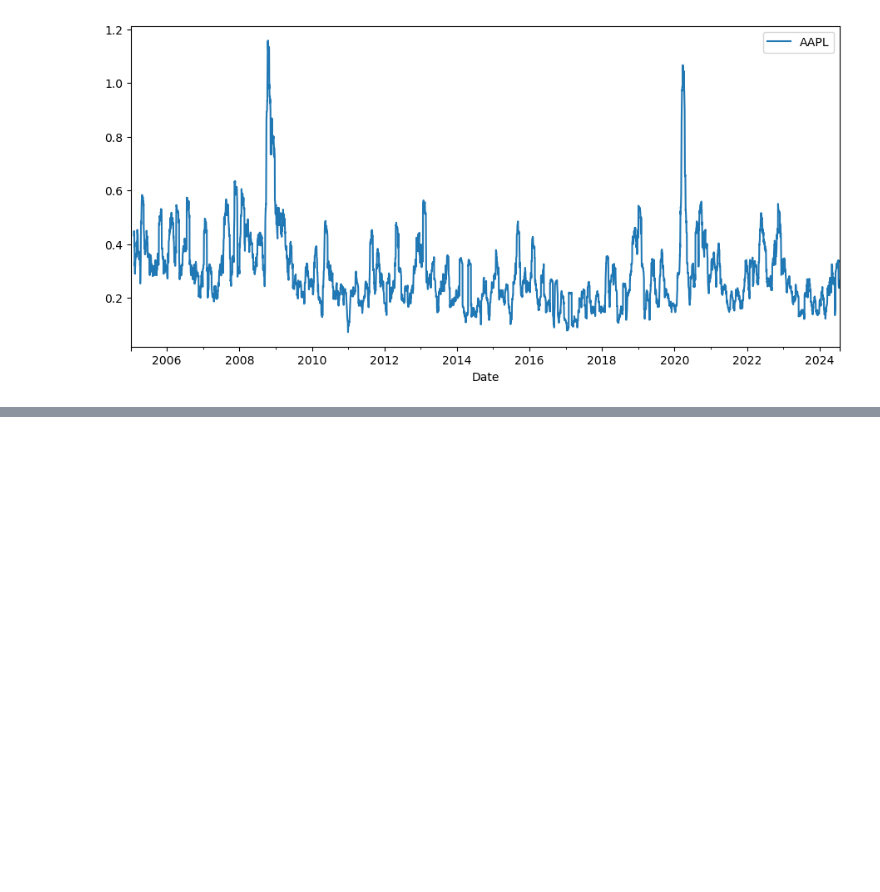
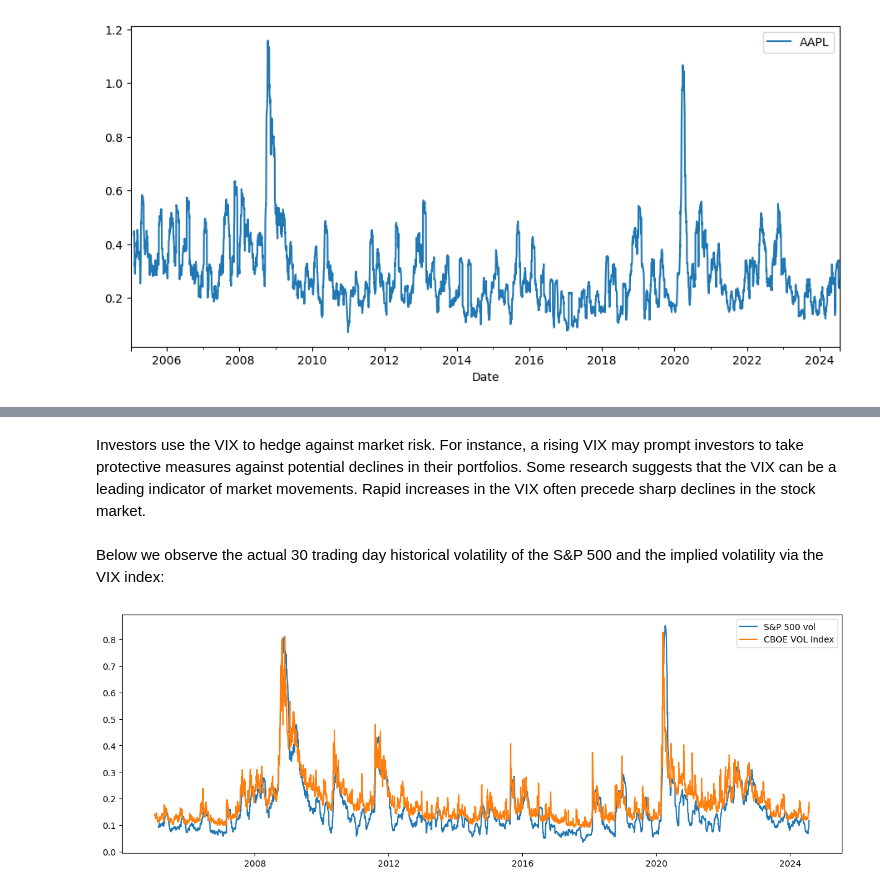
Before and after one commit to christianatanasov/algodisco, a Jupyter notebook: finance/volatility.ipynb, the cells around one changed output, grey strips where cells are left out. Saved outputs shown, nothing was run; the diff lists cells and outputs as text; code cells hidden in the pictures; blank space fills up the shorter version.

```diff
--- a/finance/volatility.ipynb
+++ b/finance/volatility.ipynb
@@ -48,0 +79,15 @@ yf.Ticker('AAPL').option_chain()[0][['strike', 'impliedVolatility']].plot.scatte
+# %% [markdown]
+Investors use the VIX to hedge against market risk. For instance, a rising VIX may prompt investors to take protective measures against potential declines in their portfolios. Some research suggests that the VIX can be a leading indicator of market movements. Rapid increases in the VIX often precede sharp declines in the stock market.
+# %% [markdown]
+Below we observe the actual 30 trading day historical volatility of the S&P 500 and the implied volatility via the VIX index:
+# %%
+sp500_30dvol = (1 + get_yf_ts('^GSPC', 'max', '1d')['2005':].pct_change()).rolling(30).std() * np.sqrt(251)
+cboe = (get_yf_ts('^VIX', 'max', '1d')/100)['2005':]
+
+plt.figure(figsize=(15,5))
+plt.plot(sp500_30dvol.index.to_timestamp(), sp500_30dvol['^GSPC'], label='S&P 500 vol')
+plt.plot(cboe.index.to_timestamp(), cboe['^VIX'], label='CBOE VOL Index')
+plt.legend()
+plt.show()
+# %% [output]
+[figure, added]
```
Also changed, not shown: parts of 14 cells of this notebook, 1 other file.
